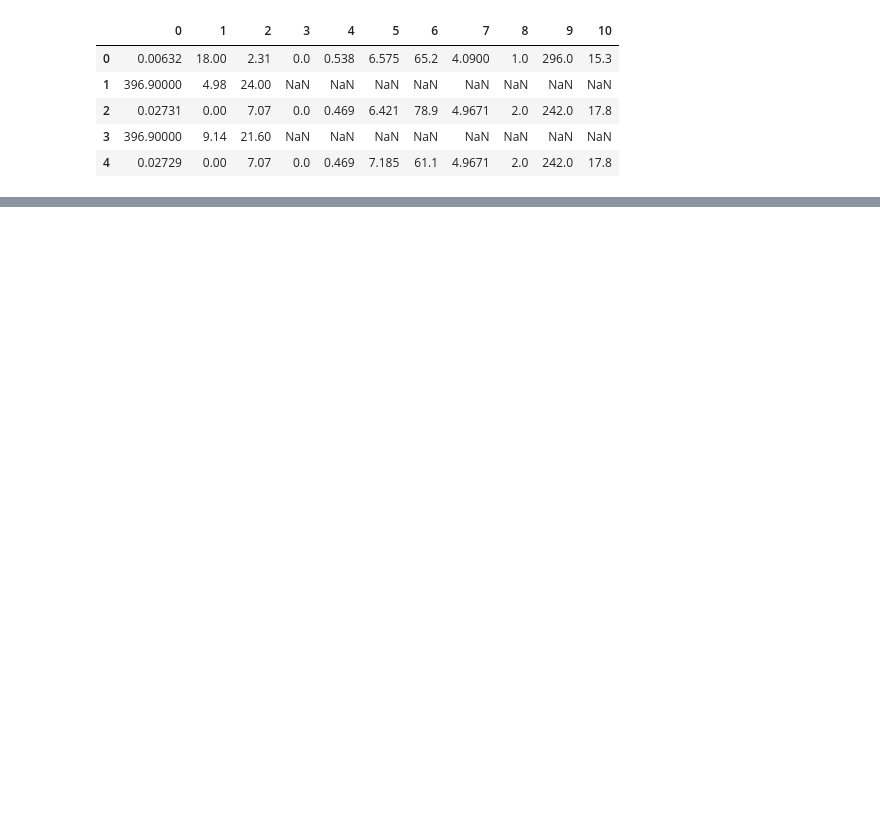
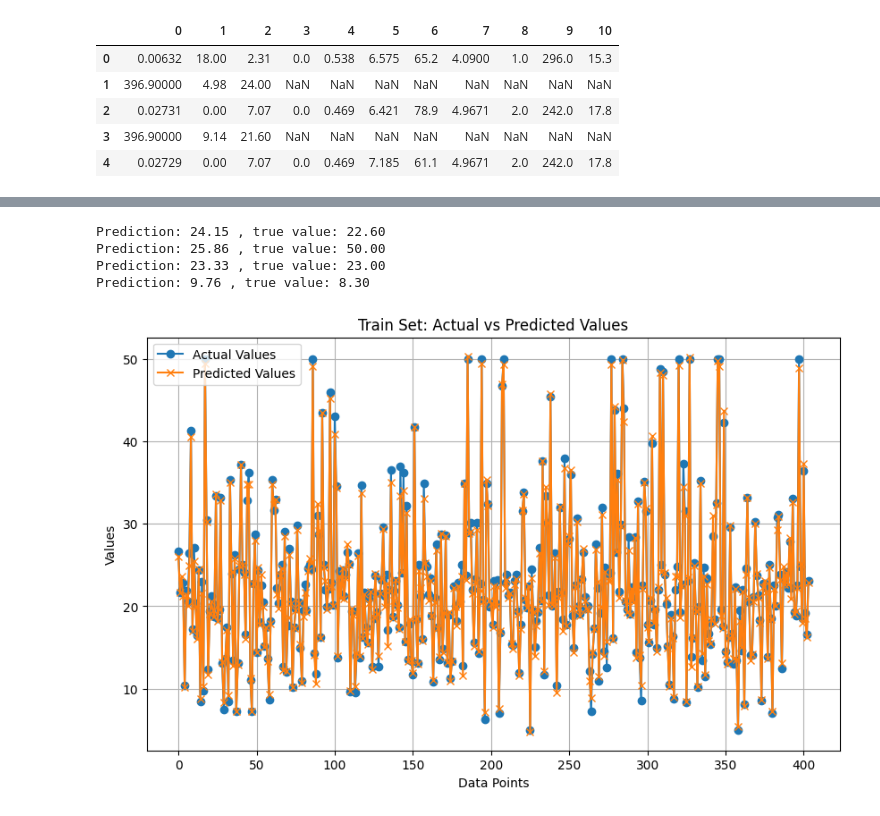
Before and after one commit to acb-code/data-science-learning, a Jupyter notebook: regression_example/regression.ipynb, the cells around one changed output, grey strips where cells are left out. Cells and saved outputs as stored; diff of their text form; code cells hidden in the pictures; blank space fills up the shorter version.

Commit message:
added plots of actual by predicted

```diff
--- a/regression_example/regression.ipynb
+++ b/regression_example/regression.ipynb
@@ -96,0 +141,52 @@ train_model(model, device, EPOCHS, BATCH_SIZE, trainset, testset,
+# %%
+# test the predictions
+inputs = torch.from_numpy(x_test)
+inputs = inputs.to(device)
+outputs = model(inputs)
+for i in range(0, 4):
+    print('Prediction: %4.2f' % outputs.data[i].item(),
+         ', true value: %4.2f' % y_test[i].item())
+# %% [output]
+Prediction: 24.15 , true value: 22.60
+Prediction: 25.86 , true value: 50.00
+Prediction: 23.33 , true value: 23.00
+Prediction: 9.76 , true value: 8.30
+# %%
+# plot the model fits
+import matplotlib.pyplot as plt
+
+model.eval()
+
+# define dataloaders to iter through data
+train_loader = DataLoader(trainset, batch_size=1, shuffle=False)
+test_loader = DataLoader(testset, batch_size=1, shuffle=False)
+# %%
+# set up a function to plot model actual vs predicted
+def plot_actual_vs_predicted(data_loader, dataset_type="Test"):
+    actuals = []
+    predictions = []
+
+    # Loop through data points
+    with torch.no_grad():  # Disable gradient calculation
+        for data, target in data_loader:
+            # Forward pass through the model
+            output = model(data)
+
+            # Store actual and predicted values
+            actuals.append(target.item())
+            predictions.append(output.item())
+
+    # Plot actual vs predicted values
+    plt.figure(figsize=(10, 6))
+    plt.plot(actuals, label='Actual Values', marker='o')
+    plt.plot(predictions, label='Predicted Values', marker='x')
+    plt.title(f'{dataset_type} Set: Actual vs Predicted Values')
+    plt.xlabel('Data Points')
+    plt.ylabel('Values')
+    plt.legend()
+    plt.grid(True)
+    plt.show()
+# %%
+plot_actual_vs_predicted(train_loader, dataset_type="Train")
+# %% [output]
+[figure, added]
```
Also changed, not shown: parts of 3 cells of this notebook.
